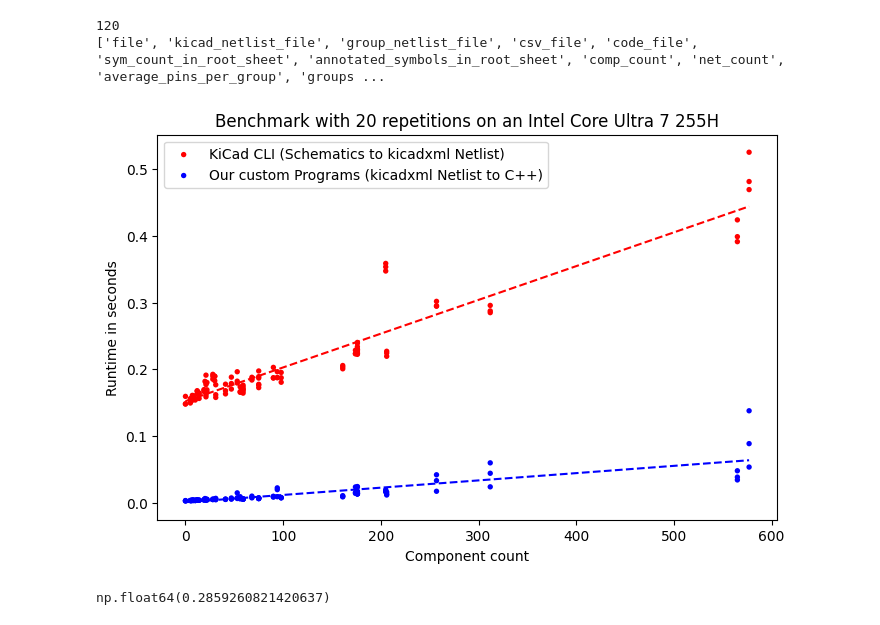
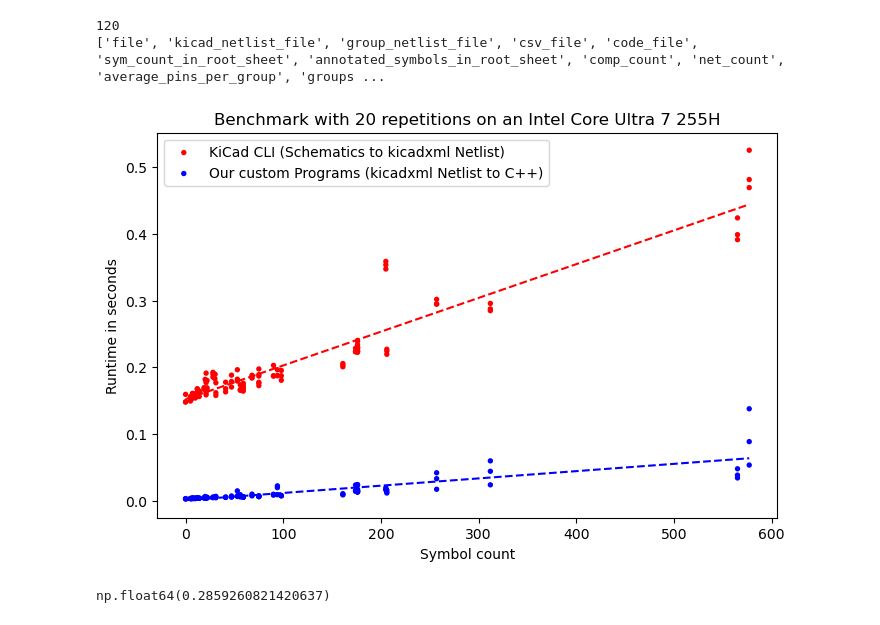
Before and after one commit to DLR-RY/kicad_firmware_generation, a Jupyter notebook: analysis.ipynb, the cells around one changed output. Drawn from its saved outputs; the diff is of its cells as text; code cells hidden in the pictures.

Commit message:
fix: symbols instead of components

```diff
--- a/analysis.ipynb
+++ b/analysis.ipynb
@@ -29,35 +29,35 @@ def get_line(x):
 fig, ax = plt.subplots(figsize=(8, 5))
 scale = 15
 
 full = False
 
 
 ax.scatter(comp_count, kicad_cli, c="red", s=scale, label="KiCad CLI (Schematics to kicadxml Netlist)", edgecolors='none')
 ax.plot(comp_count, get_line(kicad_cli), '--', color="red")
 
 if full:
     ax.scatter(comp_count, kicad_group_netlister, c="blue", s=scale, label="kicad_group_netlister", edgecolors='none')
     ax.plot(comp_count, get_line(kicad_group_netlister), '--', color="blue")
 
     ax.scatter(comp_count, code_gen, c="orange", s=scale, label="code_gen", edgecolors='none')
     ax.plot(comp_count, get_line(code_gen), '--', color="orange")
 
     ax.scatter(comp_count, netlist_to_csv, c="green", s=scale, label="netlist_to_csv", edgecolors='none')
     ax.plot(comp_count, get_line(netlist_to_csv), '--', color="green")
 else:
     ax.scatter(comp_count, full_code_gen, c="blue", s=scale, label="Our custom Programs (kicadxml Netlist to C++)", edgecolors='none')
     ax.plot(comp_count, get_line(full_code_gen), '--', color="blue")
 
 
 plt.title("Benchmark with 20 repetitions on an Intel Core Ultra 7 255H")
-plt.xlabel("Component count")
+plt.xlabel("Symbol count")
 plt.ylabel("Runtime in seconds")
 ax.legend()
 
 plt.savefig(f"synth_results_{'full' if full else 'combined'}.svg")
 plt.show()
 # %% [output]
-[figure, old version]
+[figure, new version]
 # %%
 np.max((kicad_cli+full_code_gen)/(kicad_cli))-1
 # %% [output]
```
Also changed, not shown: 1 other file.
